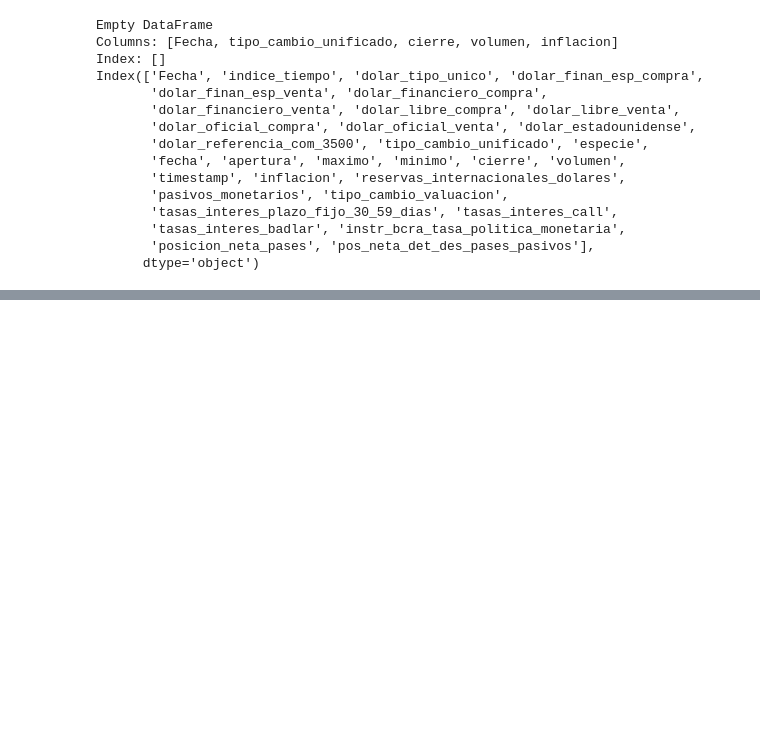
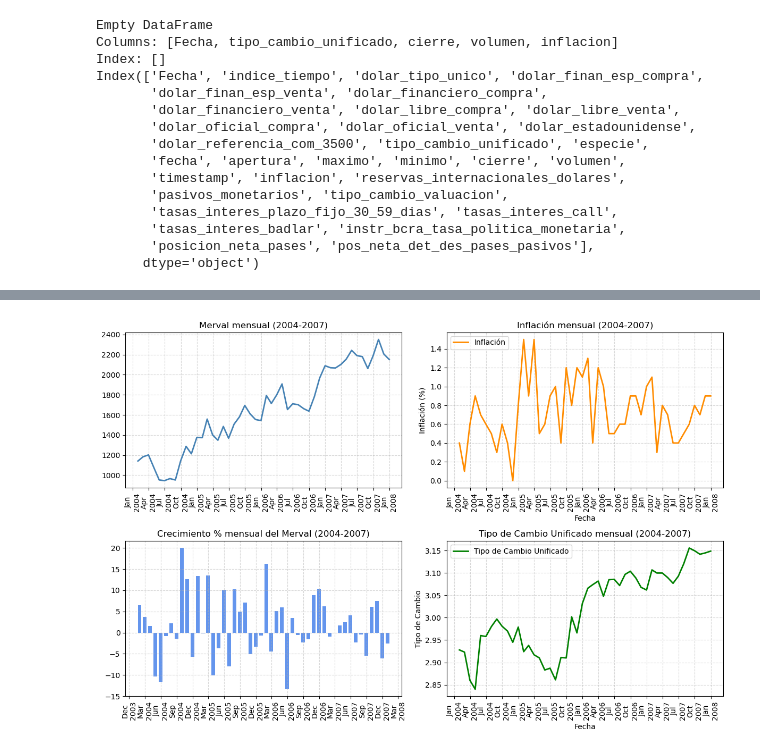
Before and after one commit to LeaMariniello/BigDataUBA-Grupo23, a Jupyter notebook: TP 2 Grupal/TP Grupal.ipynb, the cells around one changed output, grey strips where cells are left out. Cells and saved outputs as stored; diff of their text form; code cells hidden in the pictures; blank space fills up the shorter version.

Commit message:
avanzando en el tp
ya se muestran 4 graficos con el tipo de cambio, la inflacion, el valor del merval, y el % de crecimiento por mes

```diff
--- a/TP 2 Grupal/TP Grupal.ipynb
+++ b/TP 2 Grupal/TP Grupal.ipynb
@@ -200,0 +99,84 @@ for year in range(start_year, end_year + 1, 4):
+# %%
+# Preparar datos como antes
+df_merval = merval_df[['cierre']].dropna()
+df_merval = df_merval[~df_merval.index.duplicated(keep='last')]
+df_merval.index = pd.to_datetime(df_merval.index)
+
+# Agrupar por mes y calcular el cierre mensual
+merval_mensual = df_merval.resample('ME').last()  # Usamos 'ME' para fin de mes
+
+# Calcular el crecimiento porcentual del Merval
+merval_mensual['crecimiento_pct'] = merval_mensual['cierre'].pct_change() * 100
+
+# Unificar la información de inflación y tipo de cambio con el Merval
+df_combinado = pd.concat([dolar_df[['tipo_cambio_unificado']], merval_mensual[['cierre', 'crecimiento_pct']], inflacion_df[['inflacion']]], axis=1, join='inner')
+
+# Verificar las columnas disponibles en df_combinado
+print(f"Columnas disponibles en df_combinado: {df_combinado.columns.tolist()}")
+
+# Definir periodos de 4 años desde 2004
+start_year = 2004
+end_year = 2024
+periodos = [(y, min(y + 3, end_year)) for y in range(start_year, end_year + 1, 4)]
+
+# Crear una figura por cada periodo
+for start, end in periodos:
+    start_date = pd.Timestamp(f'{start}-01-01')
+    end_date = pd.Timestamp(f'{end}-12-31')
+    df_slice = df_combinado[(df_combinado.index >= start_date) & (df_combinado.index <= end_date)]
+
+    if df_slice.empty:
+        continue
+
+    # Verificar las columnas en df_slice antes de graficar
+    print(f"Columnas disponibles en df_slice ({start}-{end}): {df_slice.columns.tolist()}")
+
+    # Crear 2 filas y 2 columnas para los gráficos
+    fig, axs = plt.subplots(2, 2, figsize=(12, 8))  # 2x2 grid
+
+    # --- Gráfico 1: Merval y Crecimiento ---
+    # Gráfico de línea - Cierre mensual (Merval)
+    axs[0, 0].plot(df_slice.index, df_slice['cierre'], color='steelblue', linewidth=2)
+    axs[0, 0].set_title(f'Merval mensual ({start}-{end})', fontsize=12)
+    axs[0, 0].grid(True, linestyle='--', alpha=0.5)
+    axs[0, 0].tick_params(axis='x', labelrotation=90)
+    axs[0, 0].xaxis.set_major_formatter(mdates.DateFormatter('%b\n%Y'))
+    axs[0, 0].xaxis.set_major_locator(mdates.MonthLocator(interval=3))
+
+    # --- Gráfico 2: Crecimiento % mensual del Merval ---
+    if 'crecimiento_pct' in df_slice.columns:
+        axs[1, 0].bar(df_slice.index, df_slice['crecimiento_pct'], color='cornflowerblue', width=20)
+        axs[1, 0].set_title(f'Crecimiento % mensual del Merval ({start}-{end})', fontsize=12)
+        axs[1, 0].grid(True, linestyle='--', alpha=0.5)
+        axs[1, 0].tick_params(axis='x', labelrotation=90)
+        axs[1, 0].xaxis.set_major_formatter(mdates.DateFormatter('%b\n%Y'))
+        axs[1, 0].xaxis.set_major_locator(mdates.MonthLocator(interval=3))
+    else:
+        print(f"Advertencia: La columna 'crecimiento_pct' no está presente en el periodo ({start}-{end})")
+
+    # --- Gráfico 3: Inflación mensual ---
+    axs[0, 1].plot(df_slice.index, df_slice['inflacion'], color='darkorange', label='Inflación', linewidth=2)
+    axs[0, 1].set_title(f'Inflación mensual ({start}-{end})', fontsize=12)
+    axs[0, 1].set_xlabel('Fecha', fontsize=10)
+    axs[0, 1].set_ylabel('Inflación (%)', fontsize=10)
+    axs[0, 1].grid(True, linestyle='--', alpha=0.5)
+    axs[0, 1].tick_params(axis='x', labelrotation=90)
+    axs[0, 1].xaxis.set_major_formatter(mdates.DateFormatter('%b\n%Y'))
+    axs[0, 1].xaxis.set_major_locator(mdates.MonthLocator(interval=3))
+    axs[0, 1].legend(loc='upper left')
+
+    # --- Gráfico 4: Tipo de Cambio Unificado ---
+    axs[1, 1].plot(df_slice.index, df_slice['tipo_cambio_unificado'], color='green', label='Tipo de Cambio Unificado', linewidth=2)
+    axs[1, 1].set_title(f'Tipo de Cambio Unificado mensual ({start}-{end})', fontsize=12)
+    axs[1, 1].set_xlabel('Fecha', fontsize=10)
+    axs[1, 1].set_ylabel('Tipo de Cambio', fontsize=10)
+    axs[1, 1].grid(True, linestyle='--', alpha=0.5)
+    axs[1, 1].tick_params(axis='x', labelrotation=90)
+    axs[1, 1].xaxis.set_major_formatter(mdates.DateFormatter('%b\n%Y'))
+    axs[1, 1].xaxis.set_major_locator(mdates.MonthLocator(interval=3))
+    axs[1, 1].legend(loc='upper left')
+
+    # --- Ajuste del layout para que los gráficos no se sobrepongan ---
+    plt.tight_layout()
+    plt.show()
+# %% [output]
@@ -200,0 +185 @@ for year in range(start_year, end_year + 1, 4):
+[figure, added]
```
Also changed, not shown: parts of 3 cells of this notebook.
